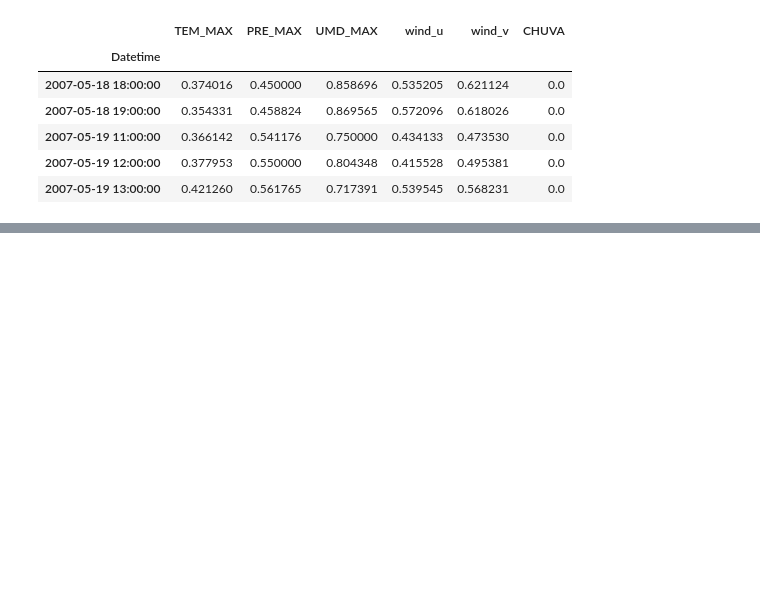
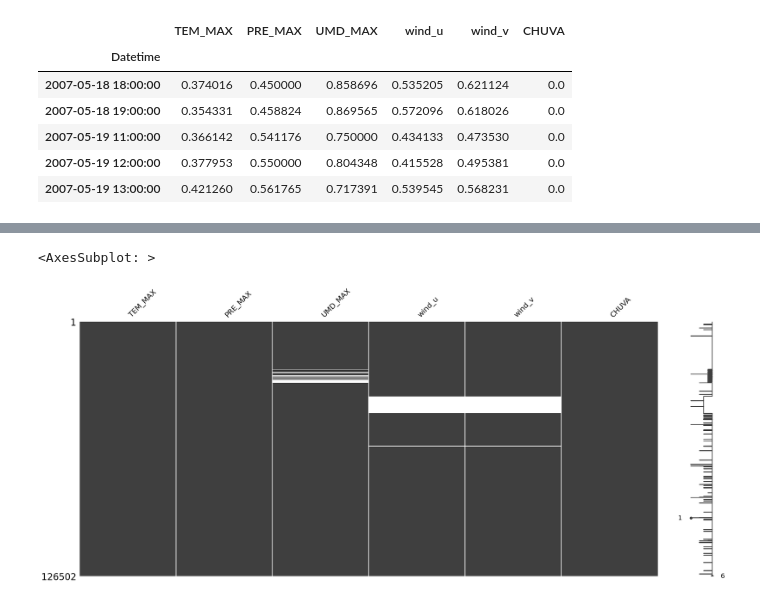
Before and after one commit to NietoCurcio/atmoseer, a Jupyter notebook: notebooks/data_imputation.ipynb, the cells around one changed output, grey strips where cells are left out. Drawn from its saved outputs; the diff is of its cells as text; code cells hidden in the pictures; blank space fills up the shorter version.

```diff
--- a/notebooks/data_imputation.ipynb
+++ b/notebooks/data_imputation.ipynb
@@ -329,0 +442,7 @@ memory usage: 6.8 MB
+# %%
+import missingno as msno
+
+msno.matrix(df_a652[['TEM_MAX', 'PRE_MAX', 'UMD_MAX', 'wind_u', 'wind_v', 'CHUVA']])
+# %% [output]
+<AxesSubplot: >
+[figure, added]
```
Also changed, not shown: parts of 17 cells of this notebook, 3 other files.
